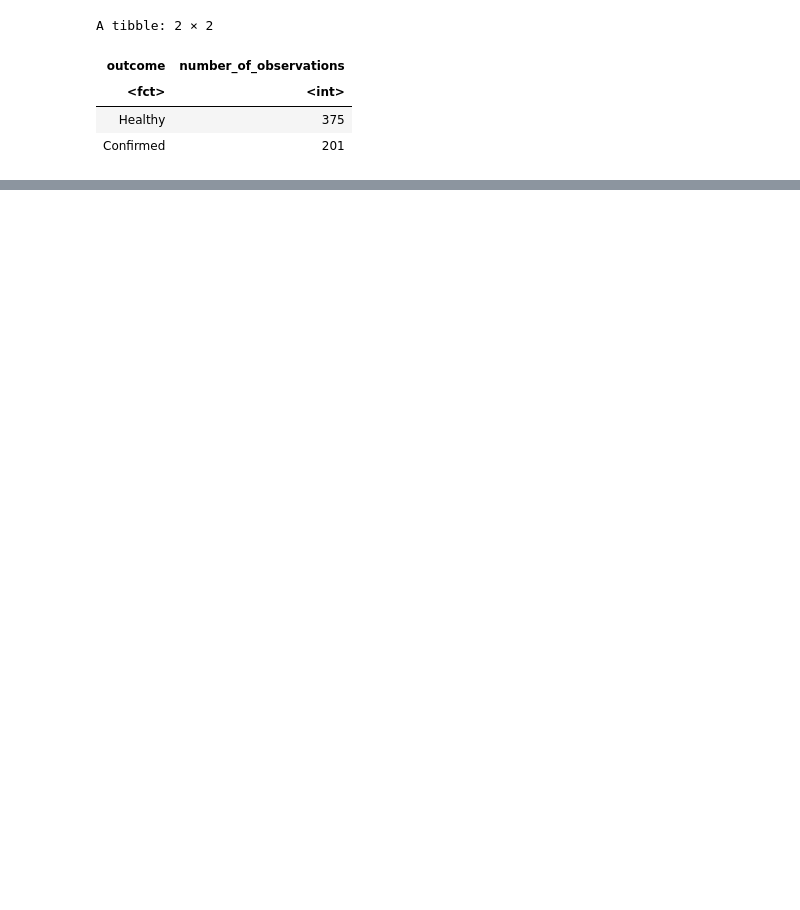
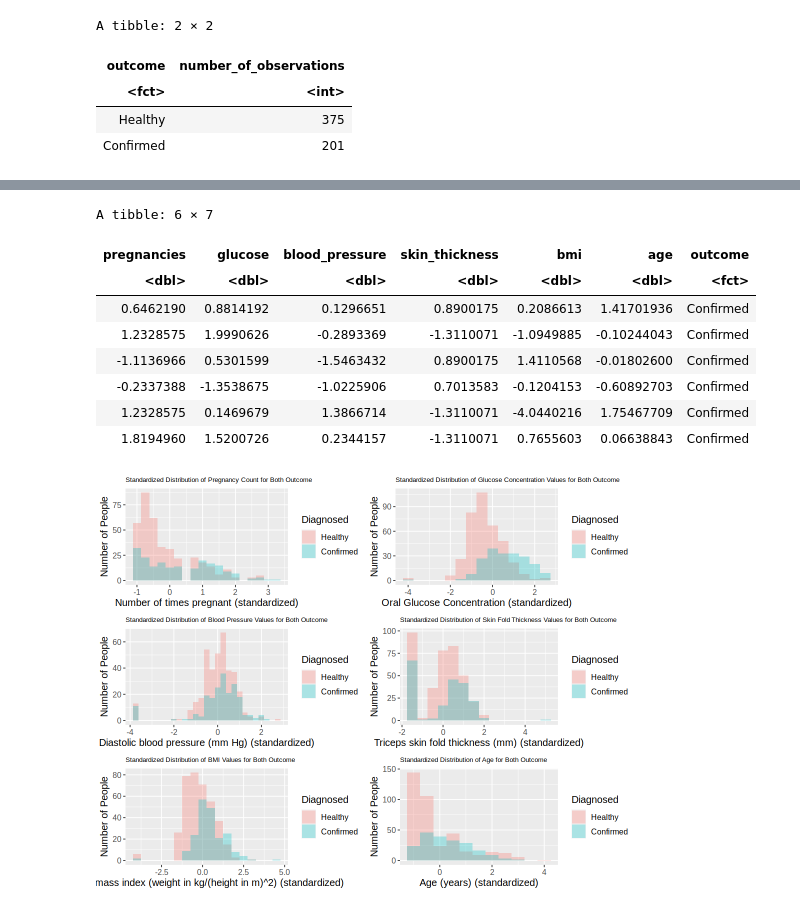
Before and after one commit to Nadav-Seg/dsci-100-2023w1-group-26, a Jupyter notebook: Group 26 - Group Project Proposal.ipynb, the cells around one changed output, grey strips where cells are left out. Cells and saved outputs as stored; diff of their text form; code cells hidden in the pictures; blank space fills up the shorter version.

```diff
--- a/Group 26 - Group Project Proposal.ipynb
+++ b/Group 26 - Group Project Proposal.ipynb
@@ -169,0 +183,63 @@ grid.arrange(glucose_concentration_distribution, blood_pressure_distribution, sk
+# %%
+# standardizing the data
+diabetes_recipe <- recipe(outcome ~. , diabetes_training) |>
+                    step_rm(insulin, diabetes_pedigree_function) |>
+                    step_scale(all_predictors()) |>
+                    step_center(all_predictors())
+
+
+preprocessed_diabetes <- diabetes_recipe |>
+                        prep() |>
+                        bake(diabetes_training)
+
+head(preprocessed_diabetes)
+
+#Distribution of standardized data for each variable
+pregnancy_distribution <- ggplot(preprocessed_diabetes, aes(x = pregnancies, fill = outcome)) +
+                                        geom_histogram(alpha = 0.3, position = "identity", binwidth = 0.25) +
+                                        labs(x = "Number of times pregnant (standardized)", y = "Number of People", fill = "Diagnosed") +
+                                        ggtitle("Standardized Distribution of Pregnancy Count for Both Outcome") +
+                                        theme(text = element_text(size = 12), plot.title = element_text(size = 8))
+
+glucose_concentration_distribution <- ggplot(preprocessed_diabetes, aes(x = glucose, fill = outcome)) +
+                                        geom_histogram(alpha = 0.3, position = "identity", binwidth = 0.5) +
+                                        labs(x = "Oral Glucose Concentration (standardized)", y = "Number of People", fill = "Diagnosed") +
+                                        ggtitle("Standardized Distribution of Glucose Concentration Values for Both Outcome") +
+                                        theme(text = element_text(size = 12), plot.title = element_text(size = 8))
+
+blood_pressure_distribution <- ggplot(preprocessed_diabetes, aes(x = blood_pressure, fill = outcome)) +
+                                        geom_histogram(alpha = 0.3, position = "identity", binwidth = 0.25) +
+                                        labs(x = "Diastolic blood pressure (mm Hg) (standardized)", y = "Number of People", fill = "Diagnosed") +
+                                        ggtitle("Standardized Distribution of Blood Pressure Values for Both Outcome") +
+                                        theme(text = element_text(size = 12), plot.title = element_text(size = 8))
+
+skin_thickness_distribution <- ggplot(preprocessed_diabetes, aes(x = skin_thickness, fill = outcome)) +
+                                        geom_histogram(alpha = 0.3, position = "identity", binwidth = 0.5) +
+                                        labs(x = "Triceps skin fold thickness (mm) (standardized)", y = "Number of People", fill = "Diagnosed") +
+                                        ggtitle("Standardized Distribution of Skin Fold Thickness Values for Both Outcome") +
+                                        theme(text = element_text(size = 12), plot.title = element_text(size = 8))
+
+bmi_distribution <- ggplot(preprocessed_diabetes, aes(x = bmi, fill = outcome)) +
+                                        geom_histogram(alpha = 0.3, position = "identity", binwidth = 0.5) +
+                                        labs(x = "Body mass index (weight in kg/(height in m)^2) (standardized)", y = "Number of People", fill = "Diagnosed") +
+                                        ggtitle("Standardized Distribution of BMI Values for Both Outcome") +
+                                        theme(text = element_text(size = 12), plot.title = element_text(size = 8))
+
+age_distribution <- ggplot(preprocessed_diabetes, aes(x = age, fill = outcome)) +
+                                        geom_histogram(alpha = 0.3, position = "identity", binwidth = 0.5) +
+                                        labs(x = "Age (years) (standardized)", y = "Number of People", fill = "Diagnosed") +
+                                        ggtitle("Standardized Distribution of Age for Both Outcome") +
+                                        theme(text = element_text(size = 12), plot.title = element_text(size = 8))
+
+grid.arrange(pregnancy_distribution, glucose_concentration_distribution, blood_pressure_distribution, skin_thickness_distribution, bmi_distribution, age_distribution, nrow = 3)
+# %% [output]
+A tibble: 6 × 7
+| pregnancies | glucose | blood_pressure | skin_thickness | bmi | age | outcome |
+| <dbl> | <dbl> | <dbl> | <dbl> | <dbl> | <dbl> | <fct> |
+| 0.6462190 | 0.8814192 | 0.1296651 | 0.8900175 | 0.2086613 | 1.41701936 | Confirmed |
+| 1.2328575 | 1.9990626 | -0.2893369 | -1.3110071 | -1.0949885 | -0.10244043 | Confirmed |
+| -1.1136966 | 0.5301599 | -1.5463432 | 0.8900175 | 1.4110568 | -0.01802600 | Confirmed |
+| -0.2337388 | -1.3538675 | -1.0225906 | 0.7013583 | -0.1204153 | -0.60892703 | Confirmed |
+| 1.2328575 | 0.1469679 | 1.3866714 | -1.3110071 | -4.0440216 | 1.75467709 | Confirmed |
+| 1.8194960 | 1.5200726 | 0.2344157 | -1.3110071 | 0.7655603 | 0.06638843 | Confirmed |
+[figure, added]
```
Also changed, not shown: parts of 8 cells of this notebook.
